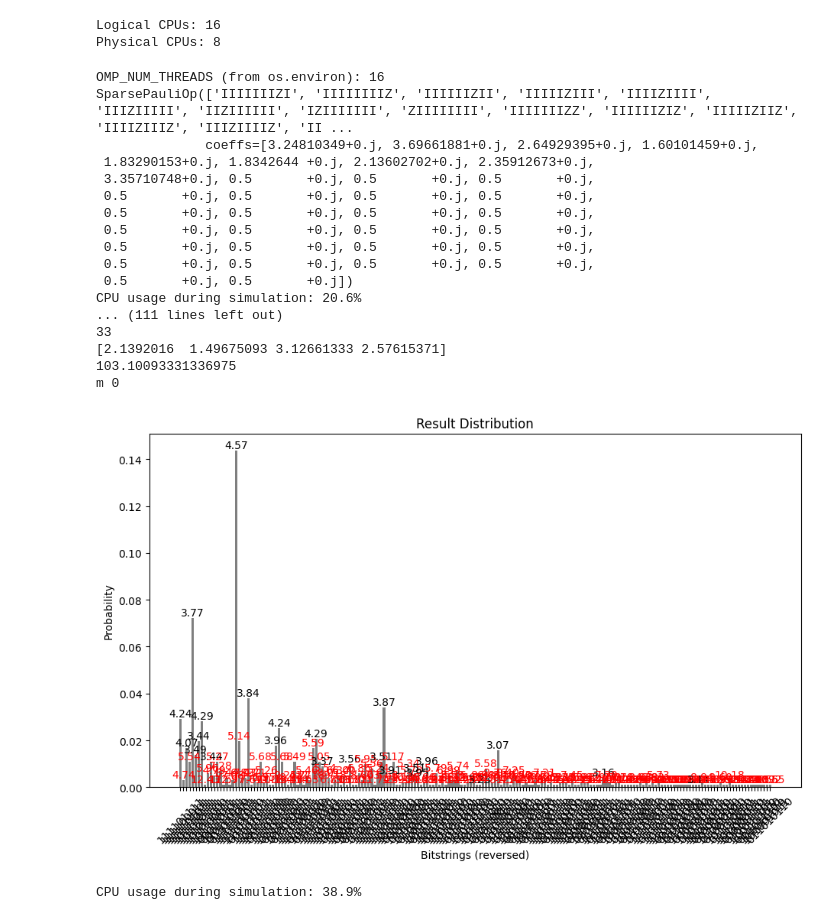
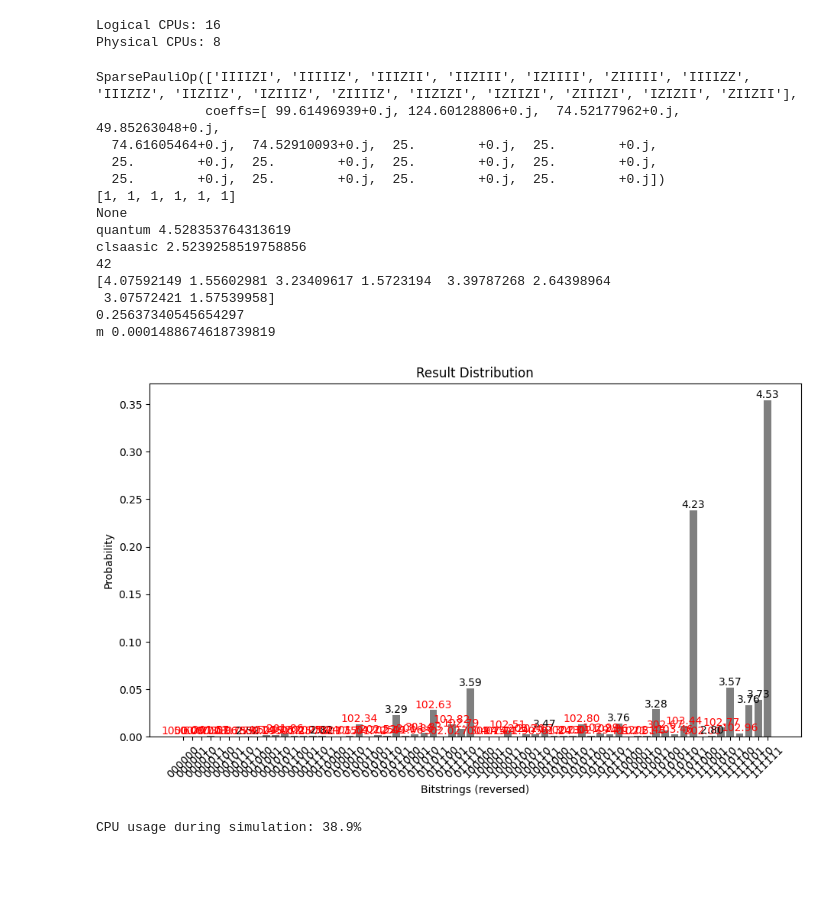
Before and after one commit to Smeidir/QAOA, a Jupyter notebook: tests.ipynb, the cells around one changed output. Saved outputs shown, nothing was run; the diff lists cells and outputs as text; code cells hidden in the pictures; blank space fills up the shorter version.

```diff
--- a/tests.ipynb
+++ b/tests.ipynb
@@ -113,75 +113,50 @@ print(f"Physical CPUs: {psutil.cpu_count(logical=False)}")
 Logical CPUs: 16
 Physical CPUs: 8
 # %%
-graph = graphs[1]
-import threading
-import time
-import os
-print("OMP_NUM_THREADS (from os.environ):", os.environ.get("OMP_NUM_THREADS", "not set"))
-def monitor_cpu(stop_event):
-    while not stop_event.is_set():
-        usage = psutil.cpu_percent(interval=0.5,percpu=True)
-        print(f"[CPU Monitor] CPU usage: {usage}%")
+graph = graphs[0]
 quantum = QAOArunner(graph=graph,
-                     backend_mode = 'noisy_sampling',
+                     backend_mode = 'statevector',
                      param_initialization= 'gaussian',
                      qaoa_variant='vanilla',
                      optimizer='COBYLA',
-                     depth =2,
+                     depth =4,
                      problem_type='minvertexcover',
                      warm_start=False,
                      amount_shots = 1000,
                      max_tol = 1e-2,#lower shots and tolerance for faster runs
-                     hamming_dist = 2
+                     lagrangian_multiplier=100
                      )
 
 quantum.build_circuit()
 print(quantum.cost_hamiltonian)
-print(f"CPU usage during simulation: {psutil.cpu_percent()}%")
-def run_simulation():
-    quantum.run()
-#print(f'Total time: {quantum.time_elapsed} in which {np.sum(quantum.runtimes)/quantum.time_elapsed:.2f}% was spent inside the cost_func_estimator and {1 - np.sum(quantum.runtimes)/quantum.time_elapsed:.2f} inside optimizer and help functions.')
-#removed timer statements from qaoa so above line does not work
-stop_event = threading.Event()
-monitor_thread = threading.Thread(target=monitor_cpu, args=(stop_event,))
-monitor_thread.start()
-
-print("🧪 Running simulation with live CPU monitoring...")
-start = time.time()
-run_simulation()
-end = time.time()
-
-stop_event.set()
-monitor_thread.join()
-
-print(f"⏱️ Simulation time: {end - start:.2f} sec")
+quantum.run()
 print(quantum.solution)
 print(quantum.hamming_string)
-print(quantum.evaluate_solution())
+print('quantum', quantum.evaluate_solution())
+print('clsaasic' , quantum.classical_objective_value)
+
+
 print(quantum.fev)
 print(quantum.final_params)
 print(quantum.time_elapsed)
 print('m',quantum.get_prob_measure_optimal())
 quantum.print_bitstrings()
 # %% [output]
-OMP_NUM_THREADS (from os.environ): 16
-SparsePauliOp(['IIIIIIIZI', 'IIIIIIIIZ', 'IIIIIIZII', 'IIIIIZIII', 'IIIIZIIII', 'IIIZIIIII', 'IIZIIIIII', 'IZIIIIIII', 'ZIIIIIIII', 'IIIIIIIZZ', 'IIIIIIZIZ', 'IIIIIZIIZ', 'IIIIZIIIZ', 'IIIZIIIIZ', 'II ...
-              coeffs=[3.24810349+0.j, 3.69661881+0.j, 2.64929395+0.j, 1.60101459+0.j,
- 1.83290153+0.j, 1.8342644 +0.j, 2.13602702+0.j, 2.35912673+0.j,
- 3.35710748+0.j, 0.5       +0.j, 0.5       +0.j, 0.5       +0.j,
- 0.5       +0.j, 0.5       +0.j, 0.5       +0.j, 0.5       +0.j,
- 0.5       +0.j, 0.5       +0.j, 0.5       +0.j, 0.5       +0.j,
- 0.5       +0.j, 0.5       +0.j, 0.5       +0.j, 0.5       +0.j,
- 0.5       +0.j, 0.5       +0.j, 0.5       +0.j, 0.5       +0.j,
- 0.5       +0.j, 0.5       +0.j, 0.5       +0.j, 0.5       +0.j,
- 0.5       +0.j, 0.5       +0.j])
-CPU usage during simulation: 20.6%
-... (111 lines left out)
-33
-[2.1392016  1.49675093 3.12661333 2.57615371]
-103.10093331336975
-m 0
+SparsePauliOp(['IIIIZI', 'IIIIIZ', 'IIIZII', 'IIZIII', 'IZIIII', 'ZIIIII', 'IIIIZZ', 'IIIZIZ', 'IIZIIZ', 'IZIIIZ', 'ZIIIIZ', 'IIZIZI', 'IZIIZI', 'ZIIIZI', 'IZIZII', 'ZIIZII'],
+              coeffs=[ 99.61496939+0.j, 124.60128806+0.j,  74.52177962+0.j,  49.85263048+0.j,
+  74.61605464+0.j,  74.52910093+0.j,  25.        +0.j,  25.        +0.j,
+  25.        +0.j,  25.        +0.j,  25.        +0.j,  25.        +0.j,
+  25.        +0.j,  25.        +0.j,  25.        +0.j,  25.        +0.j])
+[1, 1, 1, 1, 1, 1]
+None
+quantum 4.528353764313619
+clsaasic 2.5239258519758856
+42
+[4.07592149 1.55602981 3.23409617 1.5723194  3.39787268 2.64398964
+ 3.07572421 1.57539958]
+0.25637340545654297
+m 0.0001488674618739819
-[figure, old version]
+[figure, new version]
 # %%
 # Simulate a short run, then
 print(f"CPU usage during simulation: {psutil.cpu_percent()}%")
```
Also changed, not shown: 29 other files.
